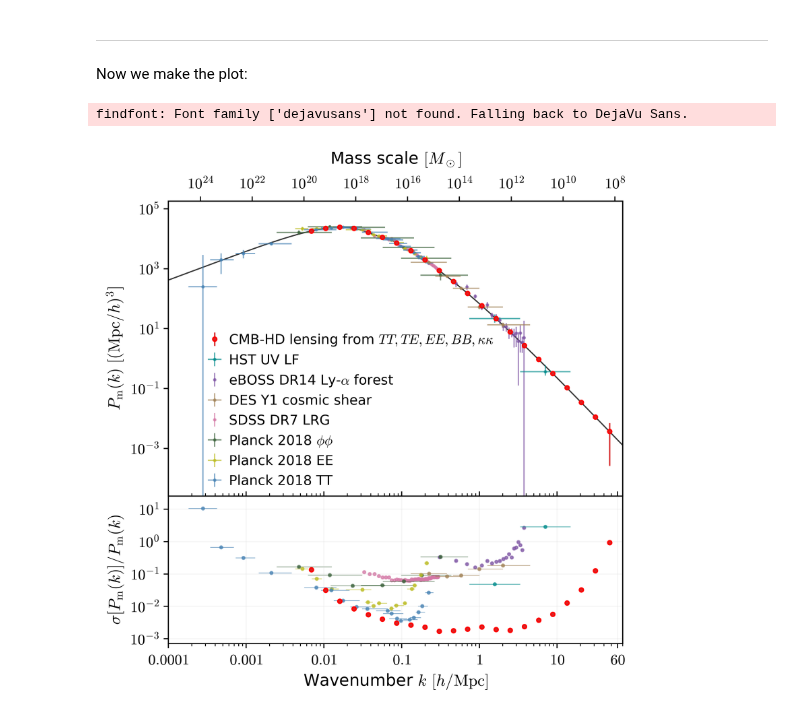
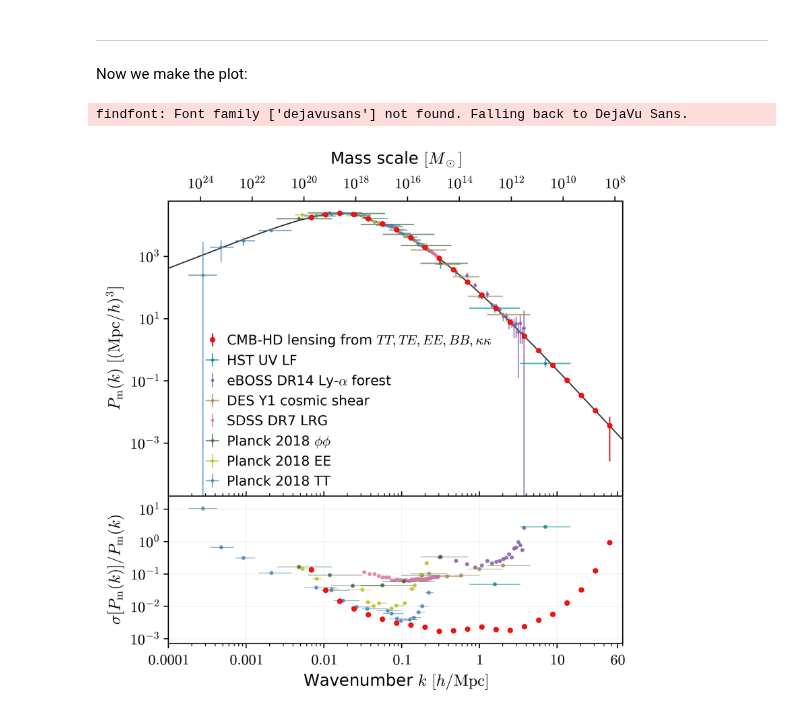
Before and after one commit to CMB-HD/hdPk, a Jupyter notebook: hd_pk_plot.ipynb, the cells around one changed output. Drawn from its saved outputs; the diff is of its cells as text; code cells hidden in the pictures.

Commit message:
added arXiv link; option to include SO-like on P(k) plot

```diff
--- a/hd_pk_plot.ipynb
+++ b/hd_pk_plot.ipynb
@@ -32,3 +34,5 @@ if save:
+# %%
+include_SOlike = False
 # %% [markdown]
 ---
 # %% [markdown]
@@ -40,9 +44,15 @@ pk_data_path = lambda x: os.path.join(pk_data_dir, x)
 
 # load in the linear P(k) theory:
 theo_ks, theo_Pks = np.loadtxt(pk_data_path('theory_pk_lin.txt'), unpack=True)
-data_set_names = ['hd', 'uvlf', 'lya', 'des', 'sdss', 'planck_phi', 'planck_ee', 'planck_tt']
+
+# make a list of data sets to plot:
+data_set_names = ['hd']
+if include_SOlike:
+    data_set_names.append('so')
+data_set_names += ['uvlf', 'lya', 'des', 'sdss', 'planck_phi', 'planck_ee', 'planck_tt']
 # only some of the data sets have error bars on k (in the x-direction); keep track of them here:
 has_k_errs = {'hd': False,
+              'so': False,
               'uvlf': True,
               'sdss': False,
               'lya': False,
@@ -67,6 +77,7 @@ We use dictionaries to store the legend label and color used for each data set i
 # %%
 # legend labels:
 plt_labels = {'hd': r"CMB-HD lensing from $TT,TE,EE,BB,\kappa\kappa$",
+              'so': r"SO-like lensing from $TT,TE,EE,BB,\kappa\kappa$",
               'uvlf': 'HST UV LF',
               'sdss': "SDSS DR7 LRG",
               'lya': r"eBOSS DR14 Ly-$\alpha$ forest",
@@ -76,6 +87,7 @@ plt_labels = {'hd': r"CMB-HD lensing from $TT,TE,EE,BB,\kappa\kappa$",
               'planck_phi': r"Planck 2018 $\phi\phi$"}
 # colors:
 plt_colors = {'hd': 'tab:red',
+              'so': 'tab:orange',
               'uvlf': 'darkcyan',
               'sdss': '#d477a5',
               'lya': '#7d53a3',
@@ -85,6 +97,7 @@ plt_colors = {'hd': 'tab:red',
               'planck_phi': '#3c633c'}
 # order of the points (in an effort to make them all visible):
 zorders = {'hd': 10,
+           'so': 1,
            'uvlf': 3,
            'sdss': -5,
            'lya': -4,
@@ -182,7 +195,7 @@ for key in data_set_names[1:]:
                 alpha=alpha, marker=marker, markeredgewidth=mew,
                 markersize=markersize, elinewidth=elw, ls='none')
 
-ax.legend(frameon=False, loc=(0.06, 0.01), handletextpad=0.05)
+ax.legend(frameon=False, loc=(0.055, 0.008), handletextpad=0.05)
 ax.set_xlim([xmin, xmax])
 ax.set_xscale('log')
 ax.set_yscale('log')
@@ -196,6 +209,7 @@ ax.set_yticks(yticks)
 ax.set_yticklabels(yticklabels)
 ax.tick_params(labelsize=11)
 ax.tick_params(axis='x', direction='in', which='both')
+ax.set_ylim([2e-5, 6e4])
 
 # plot the mass scale on top
 ax2 = ax.twiny()
@@ -228,31 +242,31 @@ for key in data_set_names[1:]:
     if key in zorders.keys():
         zorder = zorders[key]
     else:
         zorder = None
     ax3.errorbar(ks[key], pk_errs/Pks[key], xerr=xerr,
                  label=plt_labels[key], zorder=zorder, color=plt_colors[key],
                  alpha=alpha, marker=marker, markeredgewidth=mew,
                  markersize=markersize+1, elinewidth=0.5, ls='none')
 
 ax3.set_xscale('log')
 ax3.set_yscale('log')
 ax3.grid(alpha=0.1)
 ax3.set_xticks(xticks)
 ax3.set_xticklabels([r'$%s$' % str(tick) for tick in xticks])
 ax3.set_xlim([xmin, xmax])
 ax3.set_xlabel(r'Wavenumber $k$ $[h/{\rm Mpc}]$', fontsize=12)
 ytick_exps = [-3, -2, -1, 0, 1]
 yticks = [10**exp for exp in ytick_exps]
 yticklabels = [r'$10^{%d}$' % exp for exp in ytick_exps]
 ax3.set_yticks(yticks)
 ax3.set_yticklabels(yticklabels)
 ax3.set_ylabel(r'$\sigma\left[P_\mathrm{m}(k)\right] / P_\mathrm{m}(k)$', fontsize=12)
 ax3.tick_params(labelsize=11)
 
 plt.subplots_adjust(hspace=0)
 if save:
     plt.savefig(plot_fname, bbox_inches='tight', dpi=500)
 plt.show()
 # %% [output]
 findfont: Font family ['dejavusans'] not found. Falling back to DejaVu Sans.
-[figure, old version]
+[figure, new version]
```
Also changed, not shown: parts of 2 cells of this notebook, 7 other files.
